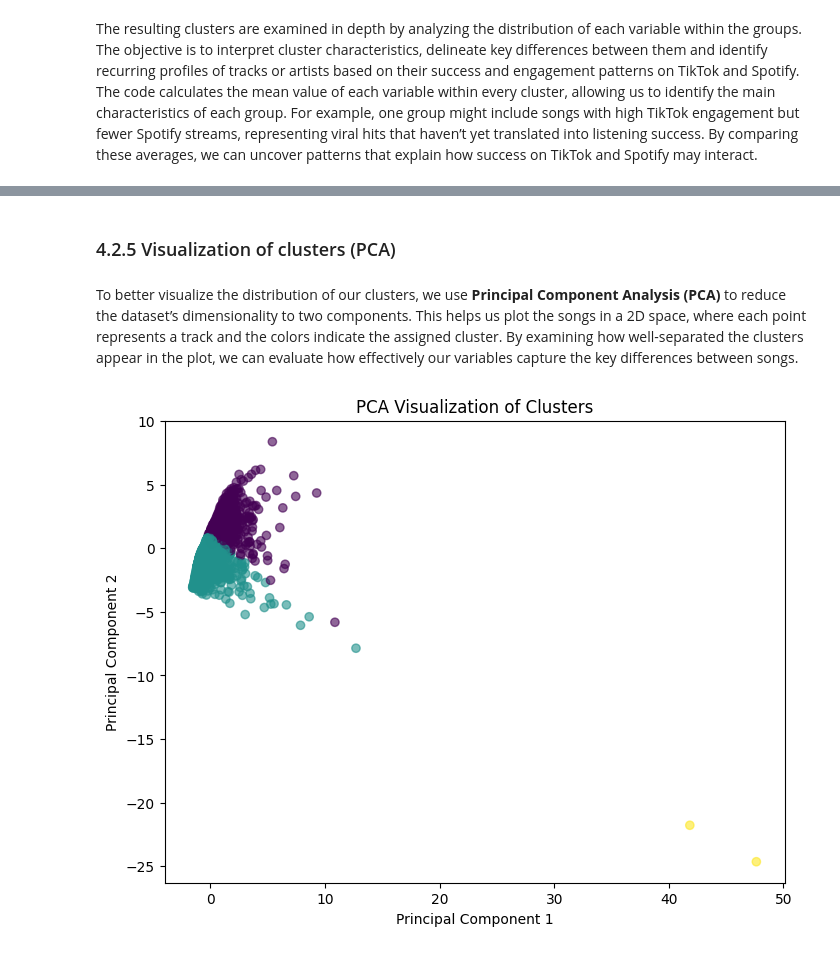
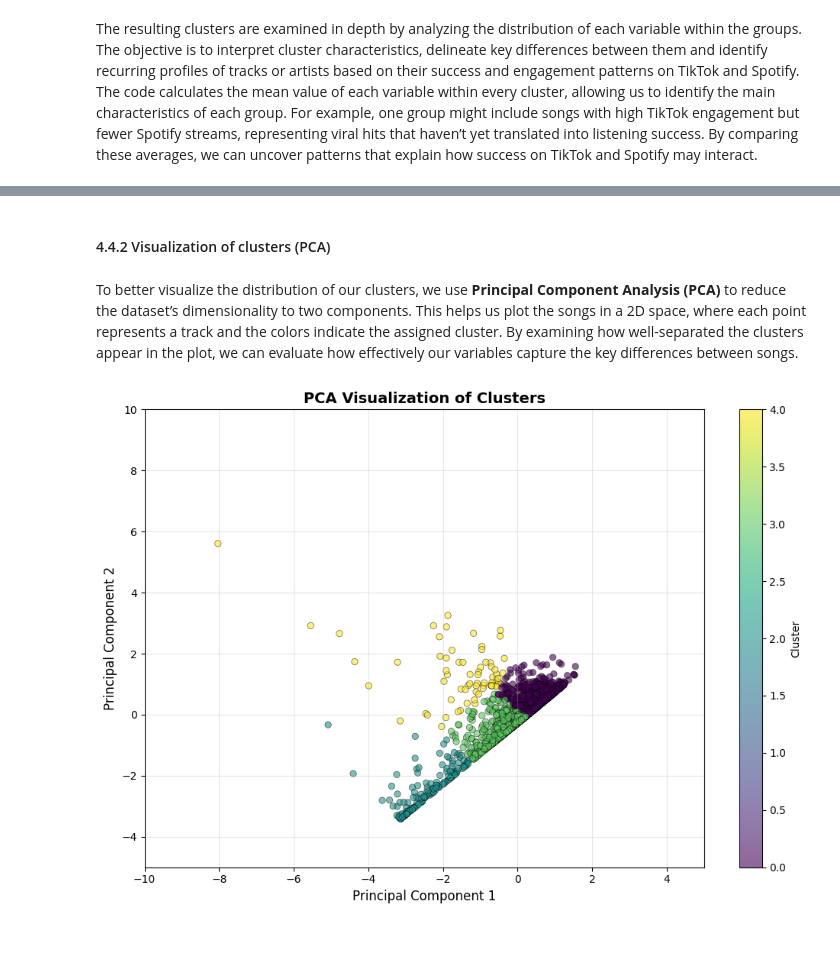
Before and after one commit to letti70033/spotify-tiktok-analysis, a Jupyter notebook: Notebook.ipynb, the cells around one changed output, grey strips where cells are left out. Cells and saved outputs as stored; diff of their text form; code cells hidden in the pictures.

```diff
--- a/Notebook.ipynb
+++ b/Notebook.ipynb
@@ -1162,3 +1127,13 @@ The silhouette analysis shows that the score reaches its maximum value at **k =
 # %% [markdown]
 After identifying the optimal number of clusters, we apply the **K-Means algorithm** to group songs based on their standardized performance metrics. Each cluster represents a different success profile: for instance, some clusters may include songs that went viral on TikTok but didn’t convert strongly on Spotify, while others may group more established Spotify hits with limited social engagement.
 We then add the resulting cluster labels to the dataset, stored in a new column named “Cluster”. Displaying the number of items per cluster allows us to verify that all clusters are adequately represented and that no group contains too few observations, which could indicate an imbalance or an unsuitable k value
+# %%
+# Choose the optimal K based on Elbow and Silhouette results
+optimal_k = 3
+
+# Apply K-Means
+kmeans = KMeans(n_clusters=optimal_k, random_state=42, n_init=10)
+spotify_songs['Cluster1'] = kmeans.fit_predict(X_scaled)
+
+# Check cluster distribution
+spotify_songs['Cluster1'].value_counts()
@@ -1165,12 +1148,12 @@ We then add the resulting cluster labels to the dataset, stored in a new column
 # %%
 # Choose the optimal K based on Elbow and Silhouette results
-optimal_k = 3
+optimal_k = 5
 
 # Apply K-Means
 kmeans = KMeans(n_clusters=optimal_k, random_state=42, n_init=10)
-df['Cluster'] = kmeans.fit_predict(X_scaled)
+spotify_songs['Cluster'] = kmeans.fit_predict(X_scaled)
 
 # Check cluster distribution
-df['Cluster'].value_counts()
+spotify_songs['Cluster'].value_counts()
 # %% [output]
 Cluster
@@ -1249,18 +1199,26 @@ The variation in median vs mean values reveals skewness in data distributions wi
 # %% [markdown]
-### 4.2.5 Visualization of clusters (PCA)
+#### 4.4.2 Visualization of clusters (PCA)
 # %% [markdown]
 To better visualize the distribution of our clusters, we use **Principal Component Analysis (PCA)** to reduce the dataset’s dimensionality to two components. This helps us plot the songs in a 2D space, where each point represents a track and the colors indicate the assigned cluster. By examining how well-separated the clusters appear in the plot, we can evaluate how effectively our variables capture the key differences between songs.
 # %%
-from sklearn.decomposition import PCA
-
 pca = PCA(n_components=2)
 components = pca.fit_transform(X_scaled)
 
-plt.figure(figsize=(8,6))
-plt.scatter(components[:, 0], components[:, 1], c=df['Cluster'], cmap='viridis', alpha=0.6)
-plt.title('PCA Visualization of Clusters')
-plt.xlabel('Principal Component 1')
-plt.ylabel('Principal Component 2')
+plt.figure(figsize=(10, 7))
+scatter = plt.scatter(components[:, 0], components[:, 1],
+                     c=spotify_songs['Cluster'], cmap='viridis',
+                     alpha=0.6, edgecolors='black', linewidth=0.5)
+
+# Limit axes to focus on main cluster (exclude outliers from view)
+plt.xlim(-10, 5)  # Adjust these based on your data
+plt.ylim(-5, 10)
+
+plt.title('PCA Visualization of Clusters', fontsize=14, fontweight='bold')
+plt.xlabel('Principal Component 1', fontsize=12)
+plt.ylabel('Principal Component 2', fontsize=12)
+plt.colorbar(scatter, label='Cluster')
+plt.grid(True, alpha=0.3)
+plt.tight_layout()
 plt.show()
 # %% [output]
-[figure, old version]
+[figure, new version]
```
Also changed, not shown: parts of 47 cells of this notebook.
